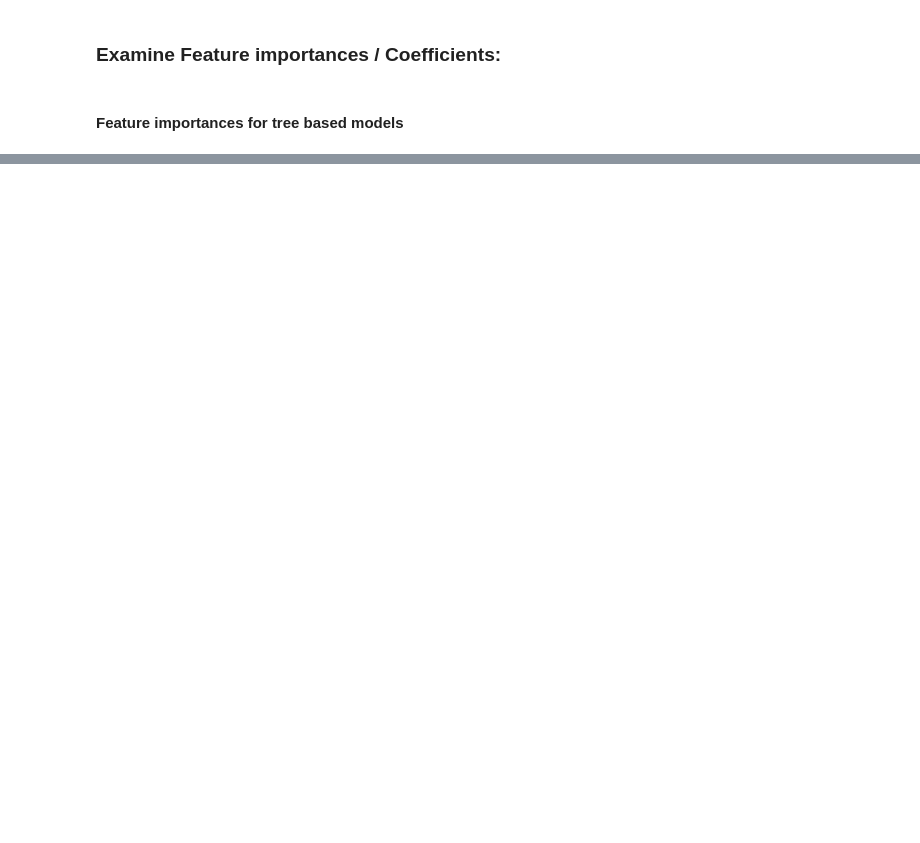
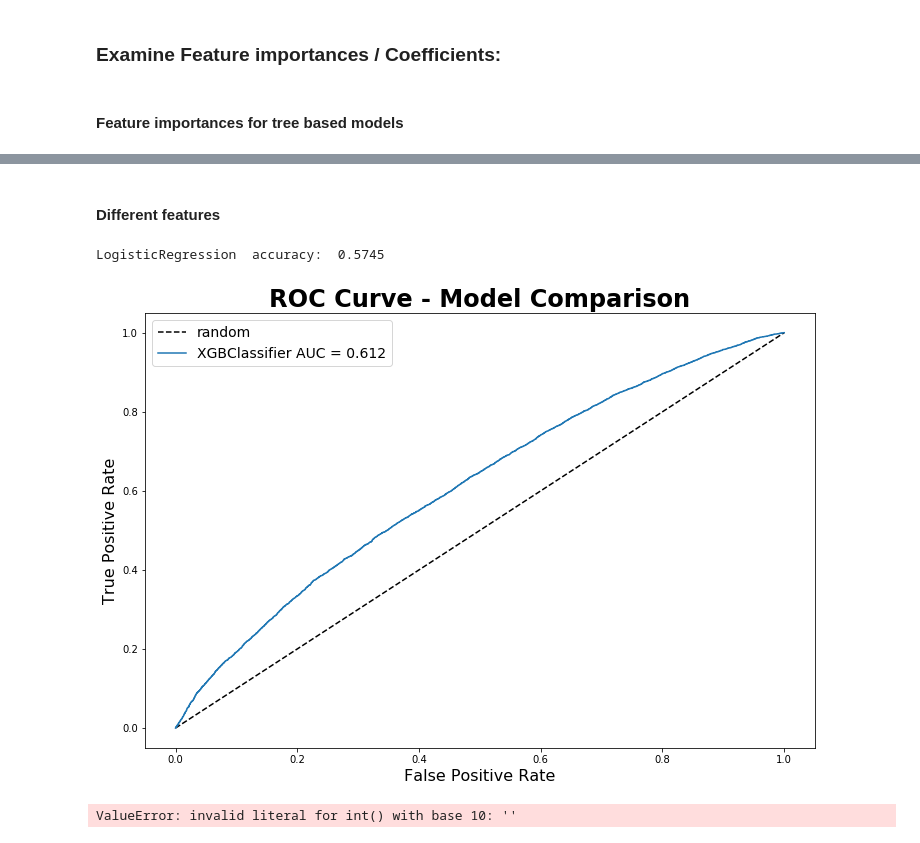
Before and after one commit to crunker99/MarchMadness2020, a Jupyter notebook: Model.ipynb, the cells around one changed output, grey strips where cells are left out. Saved outputs shown, nothing was run; the diff lists cells and outputs as text; code cells hidden in the pictures; blank space fills up the shorter version.

```diff
--- a/Model.ipynb
+++ b/Model.ipynb
@@ -342,0 +368,26 @@ Elo  accuracy:  0.7037
+# %%
+## PARAMETER SEARCH
+
+model = GradientBoostingClassifier()
+
+learning_rate = np.array([0.1, 0.09])
+n_estimators = np.array([50, 25])
+max_depth = np.array([3])
+
+random_state = np.array([0])
+
+parameters = {'learning_rate': learning_rate,
+            'n_estimators': n_estimators,
+             'max_depth': max_depth,
+              'random_state': random_state}
+
+
+clf = GridSearchCV(estimator=model,
+                    param_grid=parameters,
+                    cv=5, verbose=5)
+
+clf.fit(X_train, y_train)
+
+model_final = clf.best_estimator_
+
+os.system("say 'grid search complete oh yaaaaaaaaaaaaaa' ")
@@ -447 +516,29 @@ Index(['avg_team_off_eff', 'avg_team_def_eff', 'avg_team_fgm', 'avg_team_3pm',
       dtype='object')
+# %% [markdown]
+#### Different features
+# %%
+model_list2 = [xgb]
+
+fig, ax = plt.subplots(figsize=(12, 8))
+
+ax.plot([0,1],[0,1], 'k', label="random", linestyle='--')
+res_list = []
+
+for model in model_list2:
+    results = modelling(X_train, X_test, y_train, y_test, model)
+    res_list.append(results)
+    auc_score = results[4]
+    plot_roc(ax, results[3],
+             "{} AUC = {}".format(model.__class__.__name__, round(auc_score, 3)))
+
+res_arr = np.array(res_list)
+accuracies = res_arr[:, 2]
+for i in range(len(model_list2)):
+    print(model_list[i].__class__.__name__, " accuracy: ", round(accuracies[i], 4))
+# %% [output]
+LogisticRegression  accuracy:  0.5745
+[figure, added]
+# %%
+df
+# %% [output]
+ValueError: invalid literal for int() with base 10: ''
```
Also changed, not shown: parts of 35 cells of this notebook, 4 other files.
